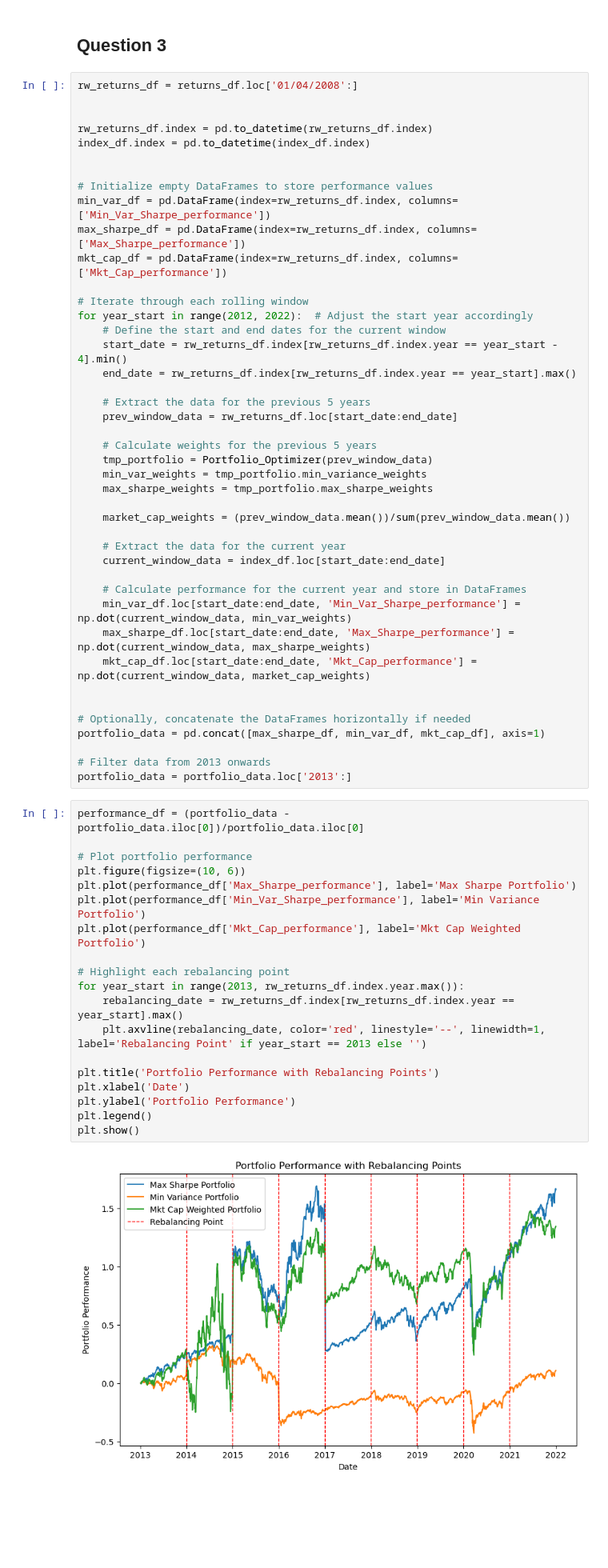
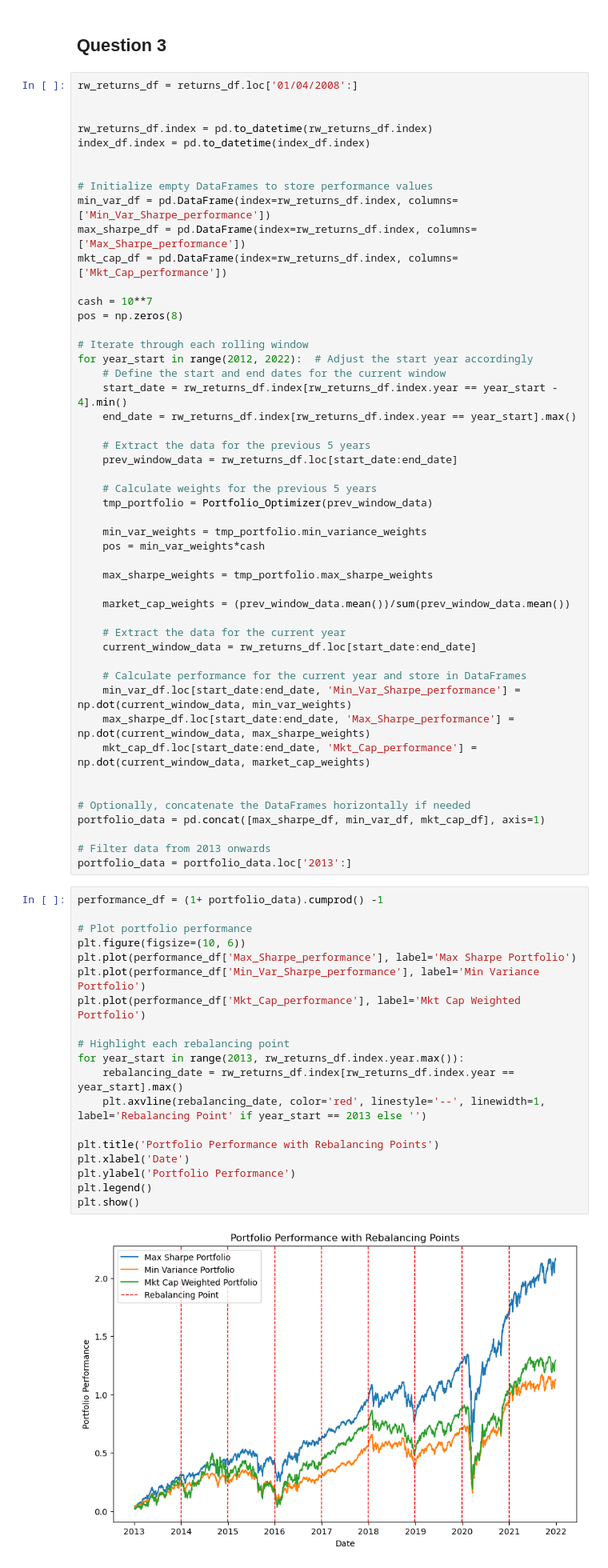
Before and after one commit to Asset-Allocation-Group-14/Assignment-1, a Jupyter notebook: Assignment 1/assignment_1.ipynb, the cells around one changed output. Shown at 80% size. Drawn from its saved outputs; the diff is of its cells as text; blank space fills up the shorter version.

```diff
--- a/Assignment 1/assignment_1.ipynb
+++ b/Assignment 1/assignment_1.ipynb
@@ -134,6 +203,9 @@ min_var_df = pd.DataFrame(index=rw_returns_df.index, columns=['Min_Var_Sharpe_pe
 max_sharpe_df = pd.DataFrame(index=rw_returns_df.index, columns=['Max_Sharpe_performance'])
 mkt_cap_df = pd.DataFrame(index=rw_returns_df.index, columns=['Mkt_Cap_performance'])
 
+cash = 10**7
+pos = np.zeros(8)
+
 # Iterate through each rolling window
 for year_start in range(2012, 2022):  # Adjust the start year accordingly
     # Define the start and end dates for the current window
@@ -145,13 +217,16 @@ for year_start in range(2012, 2022):  # Adjust the start year accordingly
 
     # Calculate weights for the previous 5 years
     tmp_portfolio = Portfolio_Optimizer(prev_window_data)
+
     min_var_weights = tmp_portfolio.min_variance_weights
+    pos = min_var_weights*cash
+
     max_sharpe_weights = tmp_portfolio.max_sharpe_weights
 
     market_cap_weights = (prev_window_data.mean())/sum(prev_window_data.mean())
 
     # Extract the data for the current year
-    current_window_data = index_df.loc[start_date:end_date]
+    current_window_data = rw_returns_df.loc[start_date:end_date]
 
     # Calculate performance for the current year and store in DataFrames
     min_var_df.loc[start_date:end_date, 'Min_Var_Sharpe_performance'] = np.dot(current_window_data, min_var_weights)
@@ -165,23 +240,23 @@ portfolio_data = pd.concat([max_sharpe_df, min_var_df, mkt_cap_df], axis=1)
 # Filter data from 2013 onwards
 portfolio_data = portfolio_data.loc['2013':]
 # %%
-performance_df = (portfolio_data - portfolio_data.iloc[0])/portfolio_data.iloc[0]
+performance_df = (1+ portfolio_data).cumprod() -1
 
 # Plot portfolio performance
 plt.figure(figsize=(10, 6))
 plt.plot(performance_df['Max_Sharpe_performance'], label='Max Sharpe Portfolio')
 plt.plot(performance_df['Min_Var_Sharpe_performance'], label='Min Variance Portfolio')
 plt.plot(performance_df['Mkt_Cap_performance'], label='Mkt Cap Weighted Portfolio')
 
 # Highlight each rebalancing point
 for year_start in range(2013, rw_returns_df.index.year.max()):
     rebalancing_date = rw_returns_df.index[rw_returns_df.index.year == year_start].max()
     plt.axvline(rebalancing_date, color='red', linestyle='--', linewidth=1, label='Rebalancing Point' if year_start == 2013 else '')
 
 plt.title('Portfolio Performance with Rebalancing Points')
 plt.xlabel('Date')
 plt.ylabel('Portfolio Performance')
 plt.legend()
 plt.show()
 # %% [output]
-[figure, old version]
+[figure, new version]
```
Also changed, not shown: parts of 14 cells of this notebook, 2 other files.
